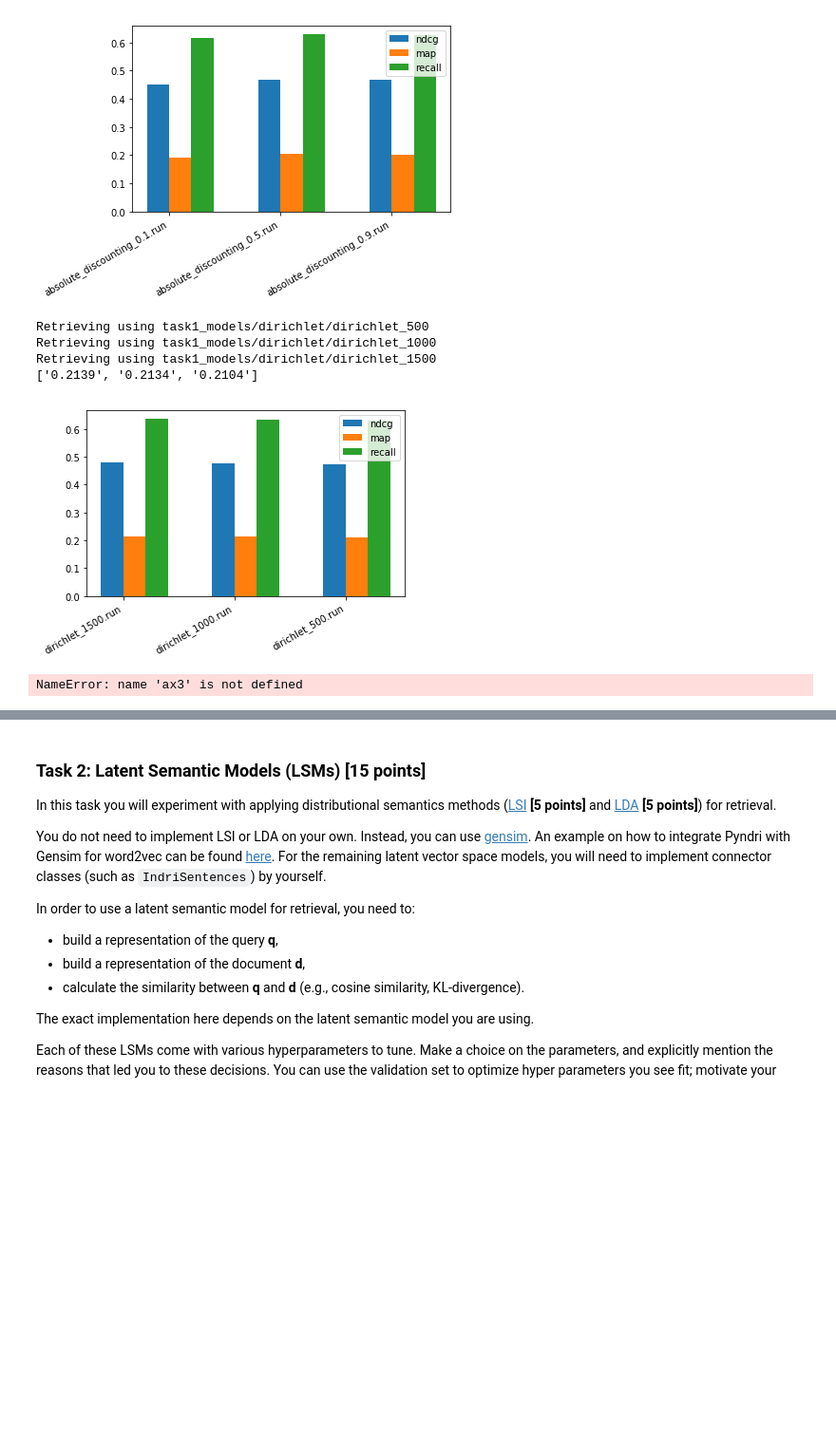
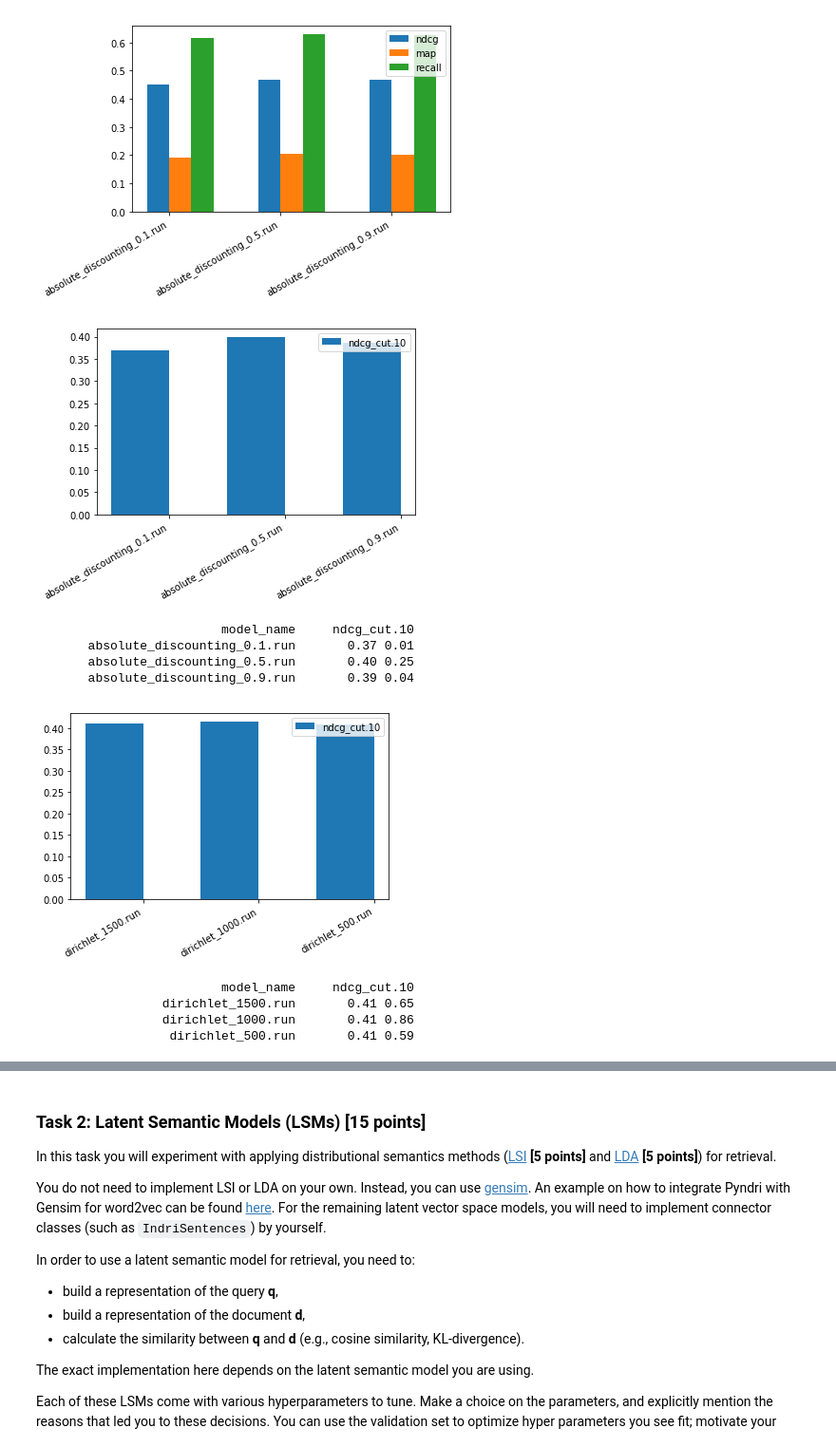
Before and after one commit to Poezedoez/IR1, a Jupyter notebook: hw2/assignment.ipynb, the cells around one changed output, grey strips where cells are left out. Shown: that part at 95% size. Cells and saved outputs as stored; diff of their text form; code cells hidden in the pictures; blank space fills up the shorter version.

```diff
--- a/hw2/assignment.ipynb
+++ b/hw2/assignment.ipynb
@@ -464,6 +463,14 @@ Retrieving using task1_models/absolute_discounting/absolute_discounting_0.5
 Retrieving using task1_models/absolute_discounting/absolute_discounting_0.9
 ['0.1915', '0.2038', '0.2031']
 [figure]
+# %%
+plot('./task1_models/absolute_discounting/', ['ndcg_cut.10'], './task1_models/tfidf.run')
+# %% [output]
+[figure, added]
+                         model_name     ndcg_cut.10
+       absolute_discounting_0.1.run       0.37 0.01
+       absolute_discounting_0.5.run       0.40 0.25
+       absolute_discounting_0.9.run       0.39 0.04
 # %%
 def dirichlet(int_document_id, query_term_id, kwargs):
     mu = kwargs['mu']
@@ -477,49 +484,9 @@ def dirichlet(int_document_id, query_term_id, kwargs):
 mus = [500, 1000, 1500]
 for mu in mus:
     run_retrieval('task1_models/dirichlet/dirichlet_{}'.format(mu), dirichlet, mu=mu)
-
-plot('./task1_models/dirichlet/')
 # %% [output]
+[figure, new version]
-Retrieving using task1_models/dirichlet/dirichlet_500
-Retrieving using task1_models/dirichlet/dirichlet_1000
-Retrieving using task1_models/dirichlet/dirichlet_1500
-['0.2139', '0.2134', '0.2104']
+                         model_name     ndcg_cut.10
+                 dirichlet_1500.run       0.41 0.65
+                 dirichlet_1000.run       0.41 0.86
+                  dirichlet_500.run       0.41 0.59
-[figure, old version]
-# %%
-from scipy import stats
-
-def get_all_score(model_name, eval_name, measure):
-    return get_scores(model_name, eval_name, measure)[-1]
-
-def get_scores(model_name, eval_name, measure):
-    out = !./$'trec_eval/'/trec_eval -q -m $measure $eval_name $model_name
-    return [float(score.split('\t')[-1]) for score in out]
-
-def ttest(model_1, model_2, eval_name, measure):
-    return stats.ttest_ind(get_scores(model_1, eval_name, measure),
-                           get_scores(model_2, eval_name, measure))
-
-def plot(folder):
-    fig, ((ax1, ax2), (ax1, ax2)) = plt.subplots(2, 2)
-    models = [file for file in os.listdir(folder) if file.endswith(".run")]
-    map_results = [evaluate(folder + model, 'ap_88_89/qrel_test', 'map') for model in models]
-    ndcg_results = [evaluate(folder + model, 'ap_88_89/qrel_test', 'ndcg') for model in models]
-    recall_results = [evaluate(folder + model, 'ap_88_89/qrel_test', 'recall') for model in models]
-
-    width = .2
-    ind = np.arange(len(map_results))
-    ndcg_plots = [ax1.bar(ind, ndcg_results, width=width, tick_label=models)]
-    map_plots = [ax2.bar(ind, map_results, width=width, tick_label=models)]
-    recall_plots = [ax3.bar(ind, recall_results, width=width, tick_label=models)]
-
-    ax1.set_xticks(ind + width / 2, models)
-    ax1.legend(ndcg_plots, ['ndcg'])
-    fig.autofmt_xdate()
-
-    ax2.set_xticks(ind + width / 2, models)
-    ax2.legend(map_plots, ['map'])
-    plt.show()
-
-plot('./task1_models/')
-# %% [output]
-NameError: name 'ax3' is not defined
```
Also changed, not shown: parts of 8 cells of this notebook.
